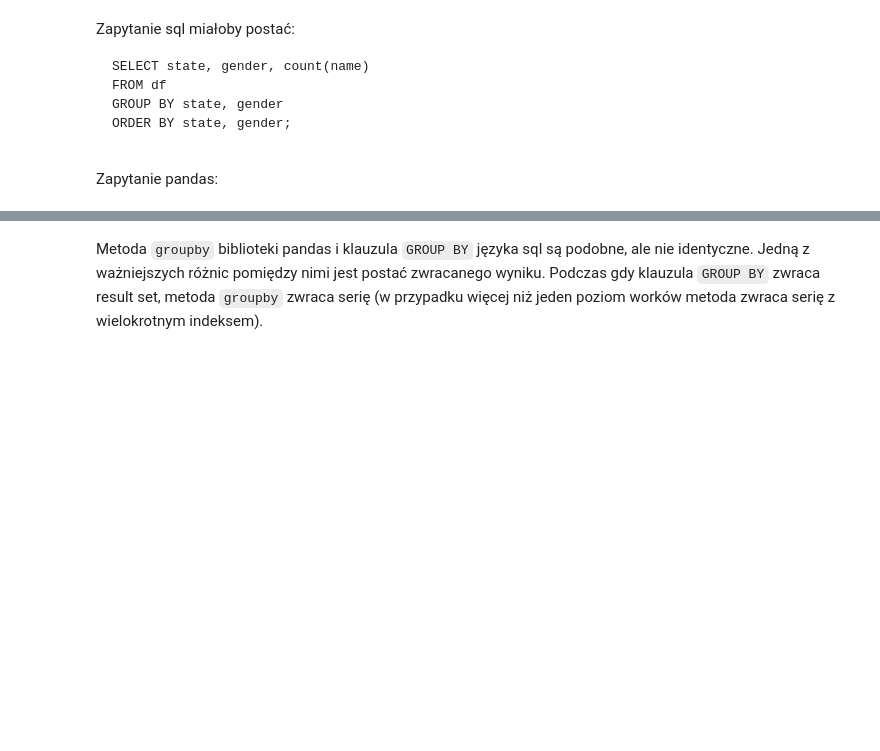
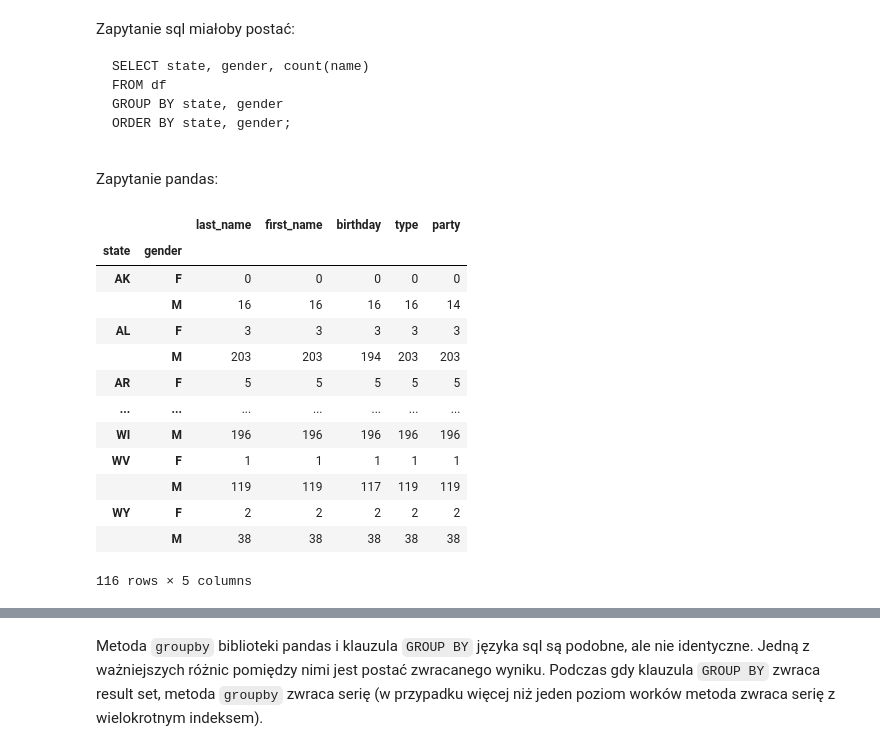
Before and after one commit to krzpiszcz/pandas_14_09_2024, a Jupyter notebook: 05 groupowanie.ipynb, the cells around one changed output, grey strips where cells are left out. Saved outputs shown, nothing was run; the diff lists cells and outputs as text; code cells hidden in the pictures; blank space fills up the shorter version.

```diff
--- a/05 groupowanie.ipynb
+++ b/05 groupowanie.ipynb
@@ -52,4 +118,20 @@ ORDER BY state, gender;</code></pre>
 # %% [markdown]
 Zapytanie pandas:
 # %%
-...
+res = df.groupby(["state", "gender"]).count()
+res
+# %% [output]
+|  |  | last_name | first_name | birthday | type | party |
+| state | gender |  |  |  |  |  |
+| AK | F | 0 | 0 | 0 | 0 | 0 |
+|  | M | 16 | 16 | 16 | 16 | 14 |
+| AL | F | 3 | 3 | 3 | 3 | 3 |
+|  | M | 203 | 203 | 194 | 203 | 203 |
+| AR | F | 5 | 5 | 5 | 5 | 5 |
+| ... | ... | ... | ... | ... | ... | ... |
+| WI | M | 196 | 196 | 196 | 196 | 196 |
+| WV | F | 1 | 1 | 1 | 1 | 1 |
+|  | M | 119 | 119 | 117 | 119 | 119 |
+| WY | F | 2 | 2 | 2 | 2 | 2 |
+|  | M | 38 | 38 | 38 | 38 | 38 |
+116 rows × 5 columns
```
Also changed, not shown: parts of 15 cells of this notebook, 2 other files.
